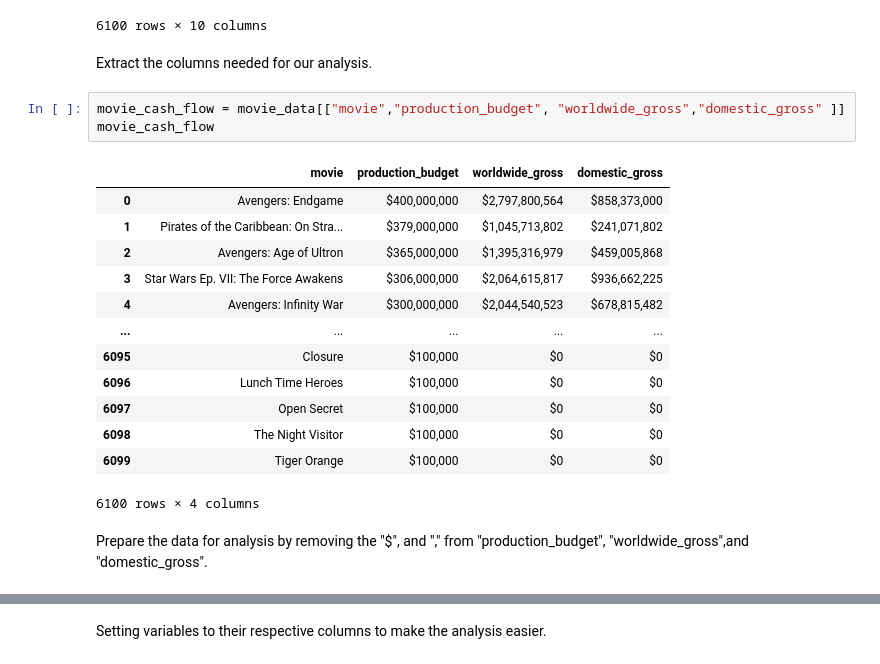
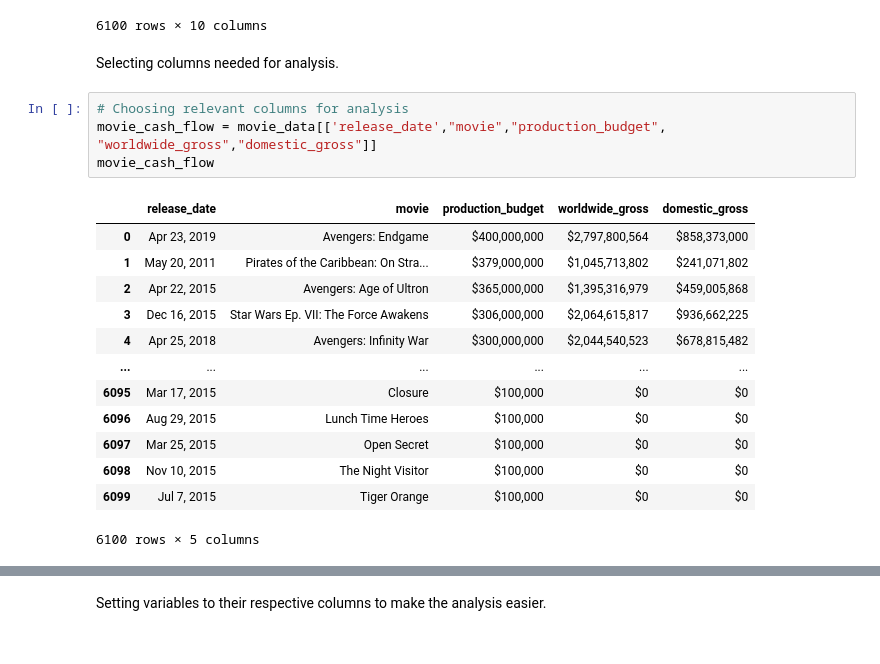
Before and after one commit to czarinagluna/Microsoft-Movie-Recommendations, a Jupyter notebook: Earnings Vs Budget.ipynb, the cells around one changed output, grey strips where cells are left out. Saved outputs shown, nothing was run; the diff lists cells and outputs as text.

Commit message:
Budget Vs Earnings Final

```diff
--- a/Earnings Vs Budget.ipynb
+++ b/Earnings Vs Budget.ipynb
@@ -32,23 +33,22 @@ movie_data
 | 6099 | 6099 | Jul 7, 2015 | Tiger Orange | $100,000 | $0 | $0 | ... |
 6100 rows × 10 columns
 # %% [markdown]
-Extract the columns needed for our analysis.
+Selecting columns needed for analysis.
 # %%
-movie_cash_flow = movie_data[["movie","production_budget", "worldwide_gross","domestic_gross" ]]
+# Choosing relevant columns for analysis
+movie_cash_flow = movie_data[['release_date',"movie","production_budget", "worldwide_gross","domestic_gross"]]
 movie_cash_flow
 # %% [output]
-|  | movie | production_budget | worldwide_gross | domestic_gross |
-| 0 | Avengers: Endgame | $400,000,000 | $2,797,800,564 | $858,373,000 |
-| 1 | Pirates of the Caribbean: On Stra... | $379,000,000 | $1,045,713,802 | $241,071,802 |
-| 2 | Avengers: Age of Ultron | $365,000,000 | $1,395,316,979 | $459,005,868 |
-| 3 | Star Wars Ep. VII: The Force Awakens | $306,000,000 | $2,064,615,817 | $936,662,225 |
-| 4 | Avengers: Infinity War | $300,000,000 | $2,044,540,523 | $678,815,482 |
-| ... | ... | ... | ... | ... |
-| 6095 | Closure | $100,000 | $0 | $0 |
-| 6096 | Lunch Time Heroes | $100,000 | $0 | $0 |
-| 6097 | Open Secret | $100,000 | $0 | $0 |
-| 6098 | The Night Visitor | $100,000 | $0 | $0 |
-| 6099 | Tiger Orange | $100,000 | $0 | $0 |
+|  | release_date | movie | production_budget | worldwide_gross | domestic_gross |
+| 0 | Apr 23, 2019 | Avengers: Endgame | $400,000,000 | $2,797,800,564 | $858,373,000 |
+| 1 | May 20, 2011 | Pirates of the Caribbean: On Stra... | $379,000,000 | $1,045,713,802 | $241,071,802 |
+| 2 | Apr 22, 2015 | Avengers: Age of Ultron | $365,000,000 | $1,395,316,979 | $459,005,868 |
+| 3 | Dec 16, 2015 | Star Wars Ep. VII: The Force Awakens | $306,000,000 | $2,064,615,817 | $936,662,225 |
+| 4 | Apr 25, 2018 | Avengers: Infinity War | $300,000,000 | $2,044,540,523 | $678,815,482 |
+| ... | ... | ... | ... | ... | ... |
+| 6095 | Mar 17, 2015 | Closure | $100,000 | $0 | $0 |
+| 6096 | Aug 29, 2015 | Lunch Time Heroes | $100,000 | $0 | $0 |
+| 6097 | Mar 25, 2015 | Open Secret | $100,000 | $0 | $0 |
+| 6098 | Nov 10, 2015 | The Night Visitor | $100,000 | $0 | $0 |
+| 6099 | Jul 7, 2015 | Tiger Orange | $100,000 | $0 | $0 |
-6100 rows × 4 columns
+6100 rows × 5 columns
-# %% [markdown]
-Prepare the data for analysis by removing the "$", and "," from "production_budget", "worldwide_gross",and "domestic_gross".
```
Also changed, not shown: parts of 29 cells of this notebook, 36 other files.
